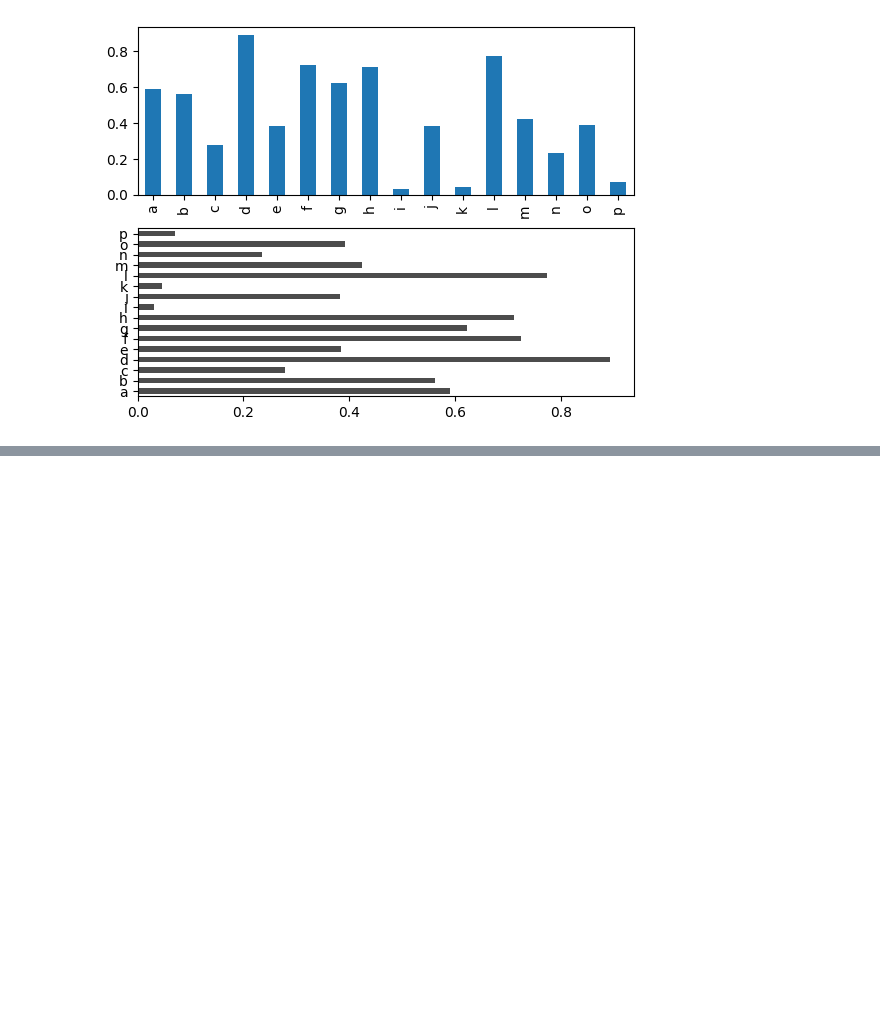
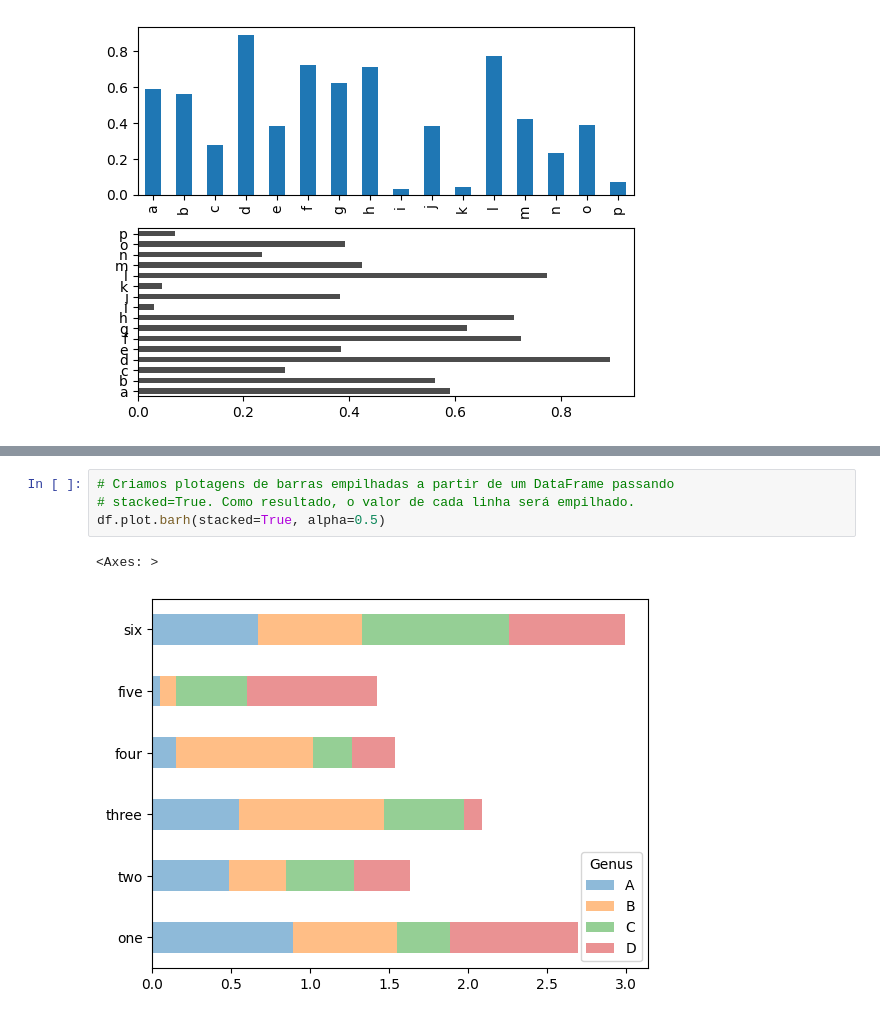
Before and after one commit to valdenio458/livro-python-para-analise-de-dados, a Jupyter notebook: capitulo_9.ipynb, the cells around one changed output, grey strips where cells are left out. Drawn from its saved outputs; the diff is of its cells as text; blank space fills up the shorter version.

```diff
--- a/capitulo_9.ipynb
+++ b/capitulo_9.ipynb
@@ -224,0 +246,7 @@ data.plot.barh(ax=axes[1],color='k', alpha=0.7)
+# %%
+# Criamos plotagens de barras empilhadas a partir de um DataFrame passando
+# stacked=True. Como resultado, o valor de cada linha será empilhado.
+df.plot.barh(stacked=True, alpha=0.5)
+# %% [output]
+<Axes: >
+[figure, added]
```
Also changed, not shown: parts of 3 cells of this notebook.
